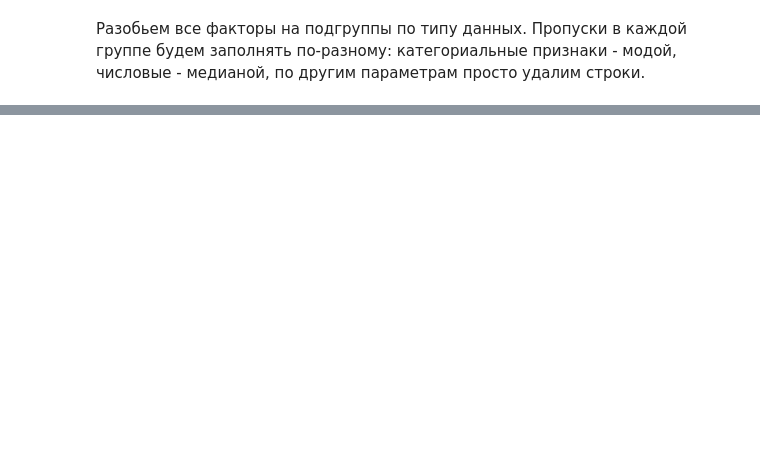
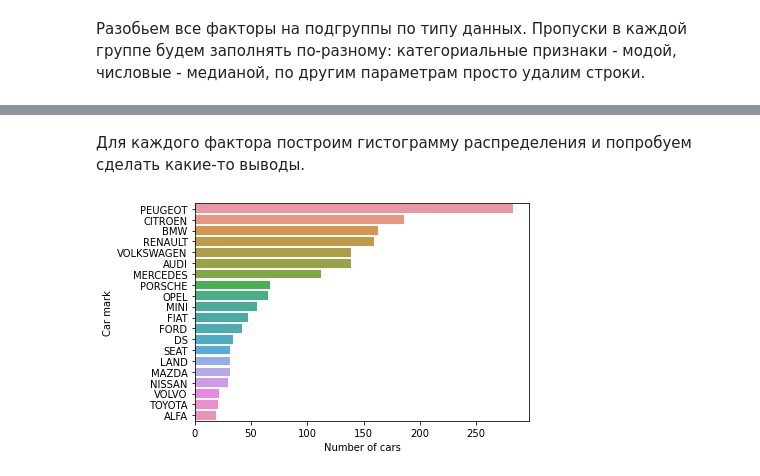
Before and after one commit to Vanaeque/Tinkoff_EDA, a Jupyter notebook: EDA.ipynb, the cells around one changed output, grey strips where cells are left out. Cells and saved outputs as stored; diff of their text form; code cells hidden in the pictures; blank space fills up the shorter version.

```diff
--- a/EDA.ipynb
+++ b/EDA.ipynb
@@ -136,6 +145,7 @@ data.drop(['options', 'colour', 'seller'], axis = 1, inplace = True)
 data['published since'] = data['published since'].apply(lambda s:  s.replace('jours', '').replace('jour', '')).astype(int) #Оставляем только количество дней в колонке' publishedsince'
 data['car model'] = data['car model'].apply(lambda s:  s.replace('\n', ''))
 data['year'] = data['year'].fillna(-1).astype(int)
+data['colour'] = data['colour'].astype(str).apply(lambda s:  s.strip().lower())
 data['first registrarion date'] = pd.to_datetime(data['first registrarion date'])
 data['needs a technical check'] = data['needs a technical check'].replace({' non requis':0, ' requis': 1, None : -1}).astype(str)
 data['mileage meter'] = data['mileage meter'].fillna(-1).astype(str).apply(lambda s: s.replace('Km', '')).apply(lambda s: s.replace(' ', '')).astype(int)
@@ -150,7 +160,7 @@ data['euro norm'] = data['euro norm'].fillna('-1').apply(lambda s: s.strip())
 data['number of doors'] = data['number of doors'].fillna(-1)
 data['number of places'] = data['number of places'].fillna(-1)
 data['CO2 emission'] = data['CO2 emission'].fillna('-1').apply(lambda s: s.replace(' g/kmB', '')).apply(lambda s: s.replace(' g/kmD', '')).apply(lambda s: s.replace(' g/kmG', '')).apply(lambda s: s.replace(' g/kmA', '')).apply(lambda s: s.replace(' g/kmE', '')).apply(lambda s: s.replace(' g/kmC', '')).apply(lambda s: s.replace(' g/kmF', '')).astype(int)
-data['air pollution metric'] = data['air pollution metric'].fillna(-1).astype(int)
+data['air pollution metric'] = data['air pollution metric'].fillna(-1).astype(str)
 # %% [markdown]
 Параметр __waranty__ очень легко избавить от лишних слов и оставить только число, но одним из уникальных значений является _'Garantie constructeur'_, такой вид гарантии в среднем имеет срок дейсвтия 3 года, но может быть сорван раньше срока, если наступят условия одного из условий. Нам ничего не остается, как заполнить эту ячейку так же как и пропуск, которые мы будем обрабатывать позднее.
 # %%
@@ -176,17 +186,16 @@ data = data.replace(-1, np.nan).replace('-1', np.nan)
 
 Для обработки пропусков и удобной дальнейшей работы разобьем все факторы на категориальные, числовые и строковые.
 # %%
-cat_params = ['energy type', 'speed box', 'power classification', 'air pollution metric',
+cat_params = ['energy type', 'speed box', 'air pollution metric',
               'departement', 'needs a technical check',  'first hand',
-             'euro norm']
-num_params = ['published since', 'price', 'year', 'mileage meter',
-              'number of doors', 'number of places', 'garantie',
-             'horsepower', 'CO2 emission', 'waranty','consumption']
-string_params = ['car model']
-other_params = ['date']
+             'euro norm', 'number of doors', 'number of places']
+num_params = ['published since', 'price', 'year', 'mileage meter', 'garantie',
+             'horsepower', 'CO2 emission', 'waranty','consumption', 'power classification']
+string_params = ['car model', 'colour']
+other_params = ['date', 'options']
 # %% [markdown]
 Пропуски во всех категориальных факторов мы заменим на моду. Пропуски числовых фичей заполним медианой.
 # %%
-data.fillna(data.mean(), inplace = True)
+data[num_params].fillna(data[num_params].mean(), inplace = True)
 for i in data[cat_params].mode():
     data[i] = data[i].fillna(data[cat_params].mode()[i][0])
@@ -216,0 +255,4 @@ memory usage: 419.4+ KB
+# %%
+data['mark'] = data['car model'].apply(lambda s: s.strip().split()[0])
+cat_params.append('mark')
+data['mark']
@@ -269,0 +328,8 @@ memory usage: 419.4+ KB
+# %% [markdown]
+Для каждого фактора построим гистограмму распределения и попробуем сделать какие-то выводы.
+# %%
+sns.barplot(y='index', x='mark', data=data['mark'].str.strip().value_counts().reset_index().head(20), orient = 'h');
+plt.xlabel('Number of cars')
+plt.ylabel('Car mark');
+# %% [output]
+[figure, added]
```
Also changed, not shown: parts of 16 cells of this notebook.
